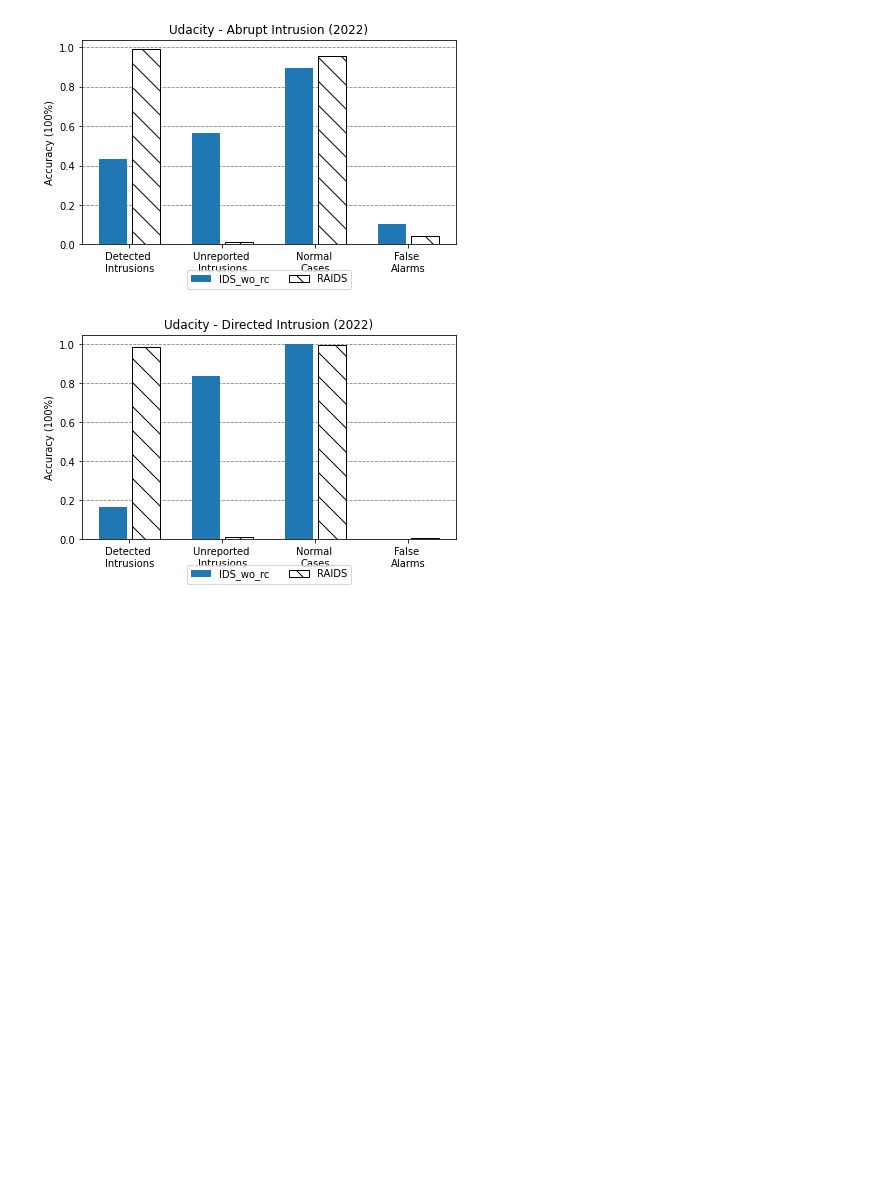
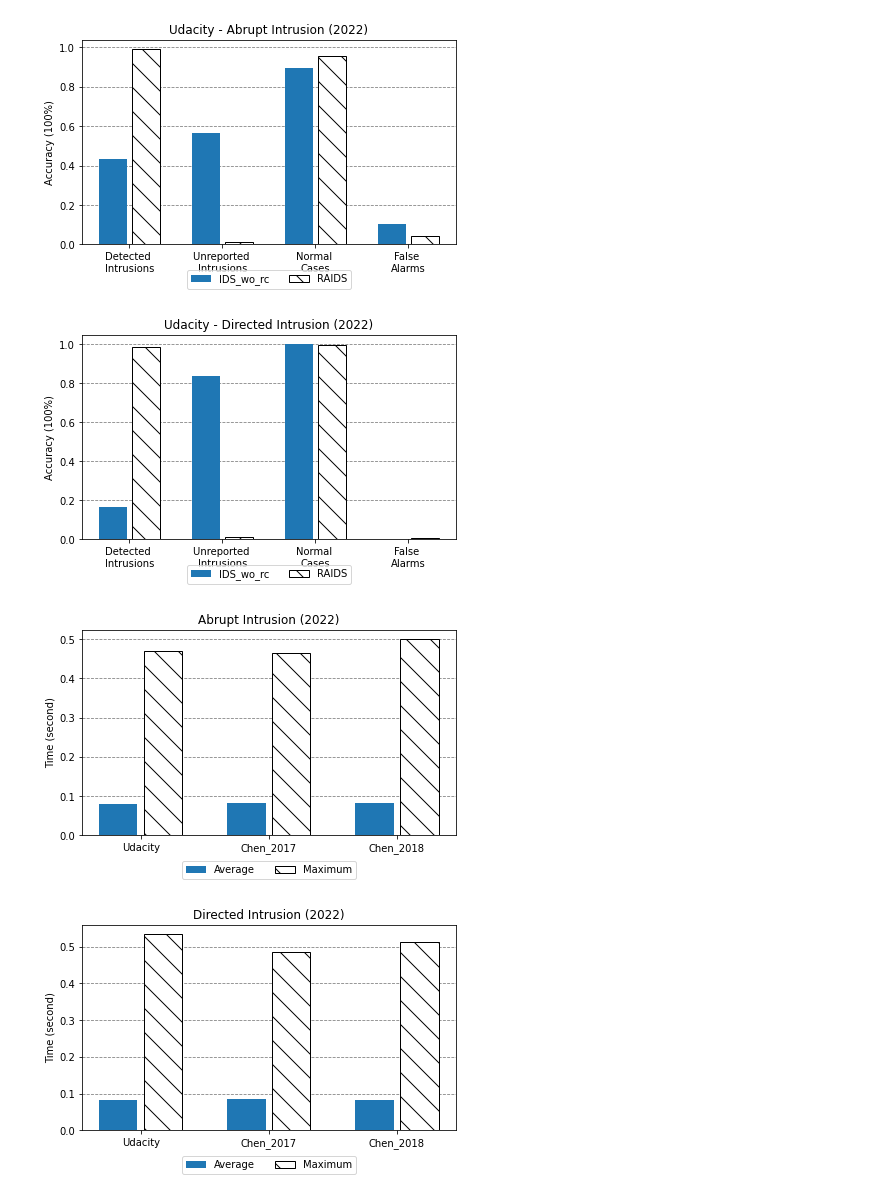
Before and after one commit to koztkozt/RAIDS, a Jupyter notebook: plot_graph.ipynb, the cells around one changed output. Drawn from its saved outputs; the diff is of its cells as text; code cells hidden in the pictures; blank space fills up the shorter version.

Commit message:
response time

```diff
--- a/plot_graph.ipynb
+++ b/plot_graph.ipynb
@@ -255,3 +255,56 @@ plt.show()
 # %% [output]
 [figure]
 [figure]
+# %%
+import numpy as np
+import matplotlib.pyplot as plt
+
+# ~~~~~~~~~~~~~~~~Response Time~~~~~~~~~~~~~~~~
+# Abrupt
+labels = ["Udacity", "Chen_2017", "Chen_2018"]
+Average = [0.079402, 0.083139, 0.081850]
+Maximum = [0.470151, 0.464294, 0.499800]
+
+x = np.arange(len(labels))  # the label locations
+width = 0.35  # the width of the bars
+
+fig, ax = plt.subplots()
+rects1 = ax.bar(x - width / 2, Average, (width - 0.05), label="Average", color="tab:blue")
+rects2 = ax.bar(x + width / 2, Maximum, (width - 0.05), label="Maximum", color="white", hatch="\\", edgecolor="black")
+
+ax.set_ylabel("Time (second)")
+ax.set_title("Abrupt Intrusion (2022)")
+ax.set_xticks(x, labels)
+ax.set_axisbelow(True)
+ax.yaxis.grid(color="gray", linestyle="dashed")
+ax.legend(loc="upper center", bbox_to_anchor=(0.5, -0.1), ncol=len(labels))
+
+fig.tight_layout()
+
+plt.show()
+
+# Directed
+labels = ["Udacity", "Chen_2017", "Chen_2018"]
+Average = [0.082010, 0.085357, 0.082648]
+Maximum = [0.533646, 0.486105, 0.512944]
+
+x = np.arange(len(labels))  # the label locations
+width = 0.35  # the width of the bars
+
+fig, ax = plt.subplots()
+rects1 = ax.bar(x - width / 2, Average, (width - 0.05), label="Average", color="tab:blue")
+rects2 = ax.bar(x + width / 2, Maximum, (width - 0.05), label="Maximum", color="white", hatch="\\", edgecolor="black")
+
+ax.set_ylabel("Time (second)")
+ax.set_title("Directed Intrusion (2022)")
+ax.set_xticks(x, labels)
+ax.set_axisbelow(True)
+ax.yaxis.grid(color="gray", linestyle="dashed")
+ax.legend(loc="upper center", bbox_to_anchor=(0.5, -0.1), ncol=len(labels))
+
+fig.tight_layout()
+
+plt.show()
+# %% [output]
+[figure, added]
+[figure, added]
```
Also changed, not shown: 9 other files.
